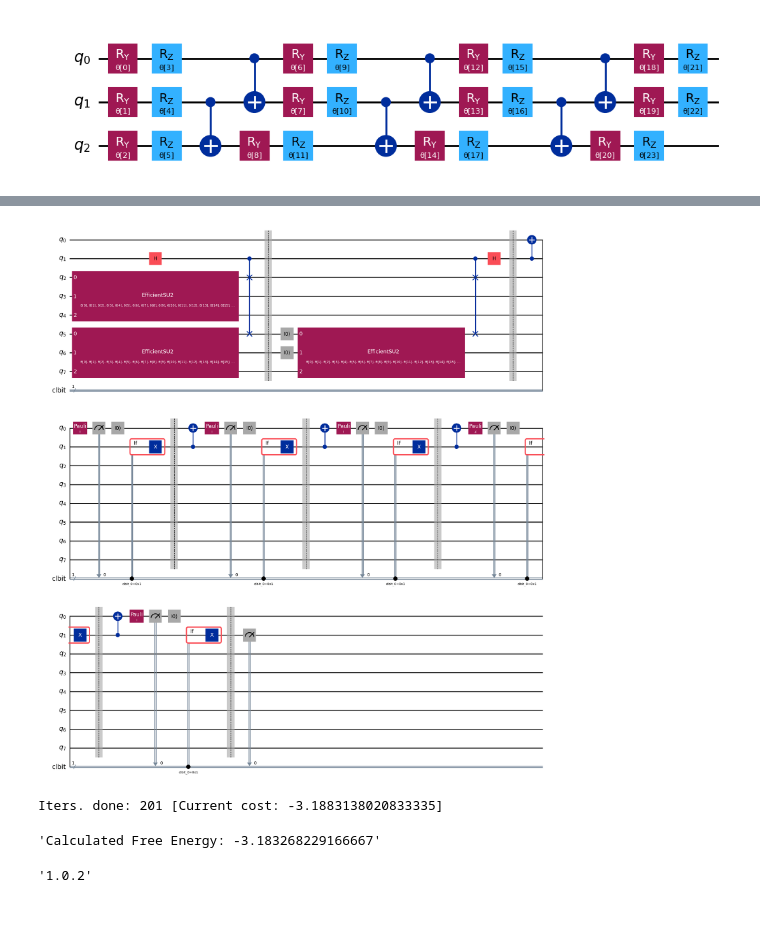
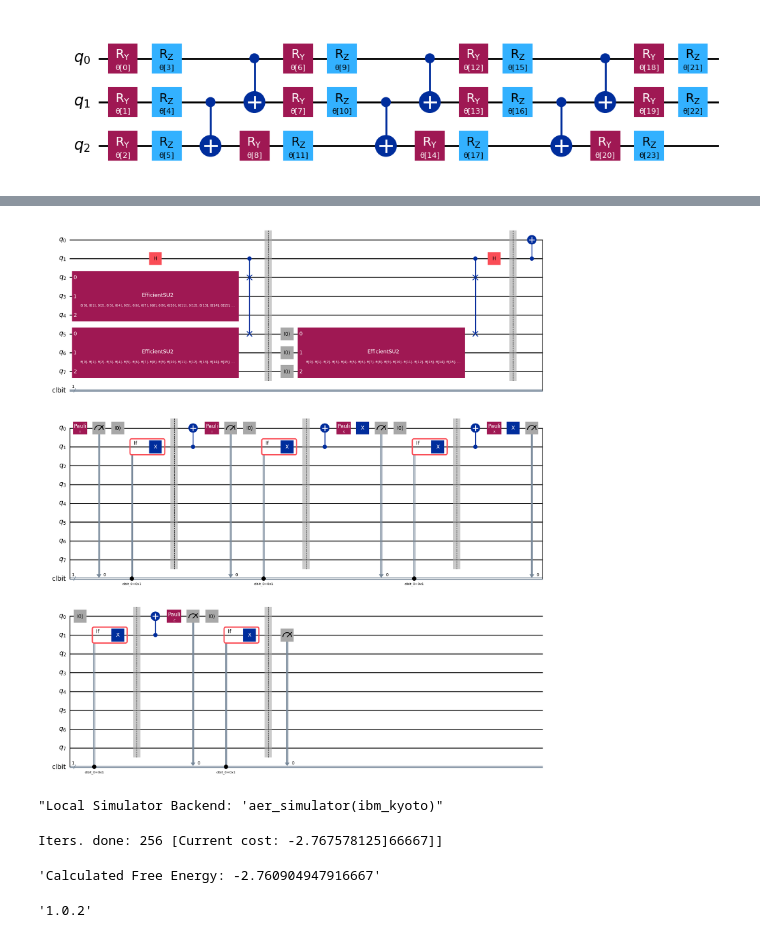
Before and after one commit to owaisishtiaqsiddiqui/QRISE, a Jupyter notebook: VariationQuatumGibbsWithQPRC.ipynb, the cells around one changed output, grey strips where cells are left out. Drawn from its saved outputs; the diff is of its cells as text; code cells hidden in the pictures.

```diff
--- a/VariationQuatumGibbsWithQPRC.ipynb
+++ b/VariationQuatumGibbsWithQPRC.ipynb
@@ -146,42 +151,58 @@ auxs = QuantumCircuit(qubits,clbits)
 tr_rho3 = QuantumCircuit(2*num_sites+2)
 tr_rho3 = tr_rho3.compose(auxs, [0,1])
 tr_rho3.compose(ansatz, [i+2 for i in range(num_sites)], inplace=True)
 tr_rho3.compose(ansatz, [i+2+num_sites for i in range(num_sites)], inplace=True)
 tr_rho3.h(1)
 tr_rho3.cswap(1,2,num_sites+2)
 tr_rho3.barrier()
-tr_rho3.reset([2+num_sites,3+num_sites])
+tr_rho3.reset([2+num_sites+i for i in range(num_sites)])
 tr_rho3.compose(ansatz, [i+2+num_sites for i in range(num_sites)], inplace=True)
 tr_rho3.cswap(1,2,num_sites+2)
 tr_rho3.h(1)
 
 tr_rho3.barrier()
+
 N = 5
 pauli_list = ['I','X','Y','Z']
 for i in range(N):
     tr_rho3.cx(1,0)
     rand_pauli = random.choice(pauli_list)
     tr_rho3.pauli(rand_pauli,[0])
     if rand_pauli == 'X' or rand_pauli == 'Y':
         tr_rho3.x(0)
     tr_rho3.measure(0,0)
     tr_rho3.reset(0)
     with tr_rho3.if_test((0, 1)):
         tr_rho3.x(1)
     tr_rho3.barrier()
 
 tr_rho3.measure(1,0)
 
 display(tr_rho3.draw("mpl", style="iqp"))
 # %% [output]
-[figure, old version]
+[figure, new version]
+# %%
+# For running local Simulation
+local = True
+if local:
+    # Specify a system to use for the noise model
+    service = QiskitRuntimeService(channel="ibm_quantum", token="6061d826942e751f9193e4cecf3ac65c23c16ea9a0d0aa1cbc5928384996d7421586e00dba3048fc395ccb0ca2445c9469d0b78eb328b437131e8c38882518ee")
+    real_backend = service.backend("ibm_kyoto")
+    backend = AerSimulator.from_backend(real_backend)
+    # backend = AerSimulator()
+    # backend = GenericBackendV2(num_qubits=2*num_sites+2,control_flow=True)
+    display(f"Local Simulator Backend: {backend.name}")
+else:
+    # To run on hardware, select the backend with the fewest number of jobs in the queue
+    service = QiskitRuntimeService(channel="ibm_quantum", token="6061d826942e751f9193e4cecf3ac65c23c16ea9a0d0aa1cbc5928384996d7421586e00dba3048fc395ccb0ca2445c9469d0b78eb328b437131e8c38882518ee")
+    #service = QiskitRuntimeService(channel="ibm_quantum")
+    backend = service.least_busy(operational=True, simulator=False)
+    display(f"Quantum Cloud Backend: {backend.name}")
+# %% [output]
+"Local Simulator Backend: 'aer_simulator(ibm_kyoto)"
 # %%
-from qiskit.providers.fake_provider import GenericBackendV2
+# Minimize the cost function with respect to the ansatz parameters
 
-# Get a fake backend from the fake provider
-backend = GenericBackendV2(num_qubits=2*num_sites+2,control_flow=True)
-
-# Minimize the cost function with respect to the ansatz parameters
 callback_dict = {
     "prev_vector": {},
     "iters": 0,
@@ -191,28 +212,46 @@ callback_dict = {
 x0 = 2 * np.pi * np.random.random(num_params)
 beta = 1.5
 
-estimator = Estimator(backend=backend)
-sampler = Sampler(backend=backend)
-pm = generate_preset_pass_manager(backend=backend, optimization_level=3)
+target = backend.target
+pm = generate_preset_pass_manager(target=target, optimization_level=3)
 ansatz_isa = pm.run(ansatz)
 tr_rho2_isa = pm.run(tr_rho2)
 tr_rho3_isa = pm.run(tr_rho3)
 hamiltonian_isa = hamiltonian.apply_layout(layout=ansatz_isa.layout)
 
-callback = build_callback(ansatz_isa, tr_rho2_isa, tr_rho3_isa, hamiltonian_isa, beta, estimator, sampler, callback_dict)
+if local:
+    estimator = Estimator(backend=backend)
+    sampler = Sampler(backend=backend)
 
-res = minimize(
-    cost_func,
-    x0,
-    args=(ansatz_isa, tr_rho2_isa, tr_rho3_isa, hamiltonian_isa, beta, estimator, sampler),
-    method="cobyla",
-    callback=callback,
-    options={'maxiter':200}
-)
+    callback = build_callback(ansatz_isa, tr_rho2_isa, tr_rho3_isa, hamiltonian_isa, beta, estimator, sampler, callback_dict)
+
+    res = minimize(
+        cost_func,
+        x0,
+        args=(ansatz_isa, tr_rho2_isa, tr_rho3_isa, hamiltonian_isa, beta, estimator, sampler),
+        method="cobyla",
+        callback=callback,
+        options={'maxiter':400}
+    )
+else:
+    with Session(backend=backend) as session:
+        estimator = Estimator(session=session)
+        sampler = Sampler(session=session)
+
+        callback = build_callback(ansatz_isa, tr_rho2_isa, tr_rho3_isa, hamiltonian_isa, beta, estimator, sampler, callback_dict)
+
+        res = minimize(
+            cost_func,
+            x0,
+            args=(ansatz_isa, tr_rho2_isa, tr_rho3_isa, hamiltonian_isa, beta, estimator, sampler),
+            method="cobyla",
+            callback=callback,
+            options={'maxiter':1}
+        )
 display(f'Calculated Free Energy: {cost_func(res.x, ansatz_isa, tr_rho2_isa, tr_rho3_isa, hamiltonian_isa, beta, estimator, sampler)}')
 # %% [output]
-Iters. done: 201 [Current cost: -3.1883138020833335]
+Iters. done: 256 [Current cost: -2.767578125]66667]]
-'Calculated Free Energy: -3.183268229166667'
+'Calculated Free Energy: -2.760904947916667'
 # %%
 import qiskit
 qiskit.version.get_version_info()
```
Also changed, not shown: parts of 3 cells of this notebook.
